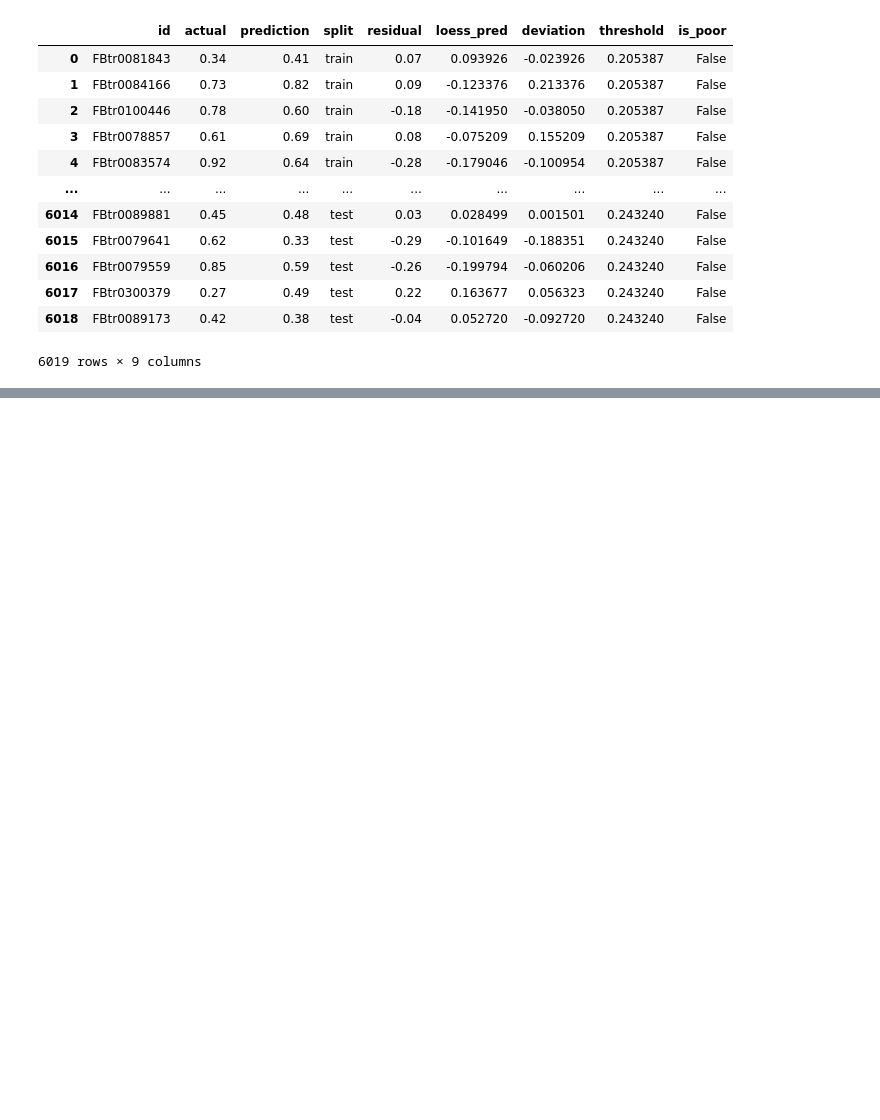
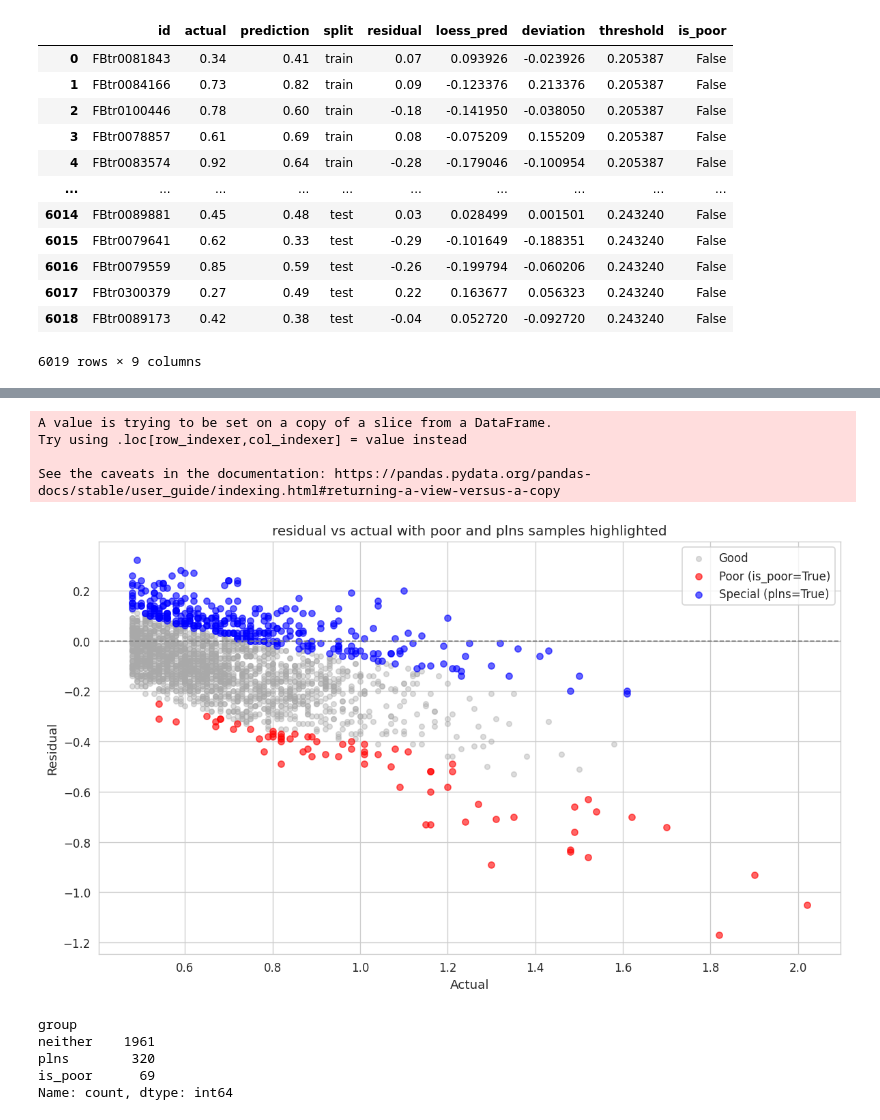
Before and after one commit to ManchesterBioinference/mRNA_LLM, a Jupyter notebook: notebooks/explorativeJupyterNotebooks/stratificationAnalysis.ipynb, the cells around one changed output, grey strips where cells are left out. Cells and saved outputs as stored; diff of their text form; code cells hidden in the pictures; blank space fills up the shorter version.

```diff
--- a/notebooks/explorativeJupyterNotebooks/stratificationAnalysis.ipynb
+++ b/notebooks/explorativeJupyterNotebooks/stratificationAnalysis.ipynb
@@ -1641,0 +1602,80 @@ Passing `palette` without assigning `hue` is deprecated and will be removed in v
+# %%
+df = dfOrig[(dfOrig['split'] == 'train') & (dfOrig['loess_pred'] <= 0)]
+
+posLOESS_negSTD = np.where(
+        df['loess_pred'] <= 0,
+        df['deviation'] > (df['threshold']/2*1.25),
+        False
+)
+df['plns'] = posLOESS_negSTD
+df
+fig, ax = plt.subplots(figsize=(10, 6))
+
+# Plot good samples (not poor, not plns) in dark grey
+good_mask = ~df['is_poor'] & ~df['plns']
+ax.scatter(df.loc[good_mask, 'actual'], df.loc[good_mask, 'residual'],
+           c='darkgrey', alpha=0.4, s=20, label='Good')
+
+# Plot poor samples (is_poor=True) in red
+poor_mask = df['is_poor']
+ax.scatter(df.loc[poor_mask, 'actual'], df.loc[poor_mask, 'residual'],
+           c='red', alpha=0.6, s=30, label='Poor (is_poor=True)')
+
+# Plot plns samples (plns=True) in blue
+plns_mask = df['plns']
+ax.scatter(df.loc[plns_mask, 'actual'], df.loc[plns_mask, 'residual'],
+           c='blue', alpha=0.6, s=30, label='Special (plns=True)')
+
+ax.axhline(0, color='gray', linestyle='--', linewidth=1)
+ax.set_xlabel('Actual', fontsize=11)
+ax.set_ylabel('Residual', fontsize=11)
+ax.set_title('residual vs actual with poor and plns samples highlighted', fontsize=12)
+ax.legend(fontsize=10)
+fig.tight_layout()
+plt.show()
+# ── Merge df (train split, has plns flag) with extra features ─────────────────
+df_plns_merged = df.set_index('id').join(features_df, how='inner')
+
+# Build group label: is_poor > plns > neither
+# (is_poor takes precedence if a sample is flagged as both)
+df_plns_merged['group'] = np.select(
+    [df_plns_merged['is_poor'], df_plns_merged['plns']],
+    ['is_poor', 'plns'],
+    default='neither'
+)
+
+print(df_plns_merged['group'].value_counts())
+
+# ── Boxplots for each ZONE_FEATURE split by is_poor / plns / neither ──────────
+plns_grp_order  = ['is_poor', 'plns', 'neither']
+plns_grp_colors = {'is_poor': 'tomato', 'plns': 'steelblue', 'neither': 'darkgrey'}
+
+n_cols = 4
+n_rows = int(np.ceil(len(ZONE_FEATURES) / n_cols))
+fig, axes = plt.subplots(n_rows, n_cols, figsize=(5 * n_cols, 4 * n_rows))
+axes = np.atleast_1d(axes).flatten()
+
+for ax, feat in zip(axes, ZONE_FEATURES):
+    sns.boxplot(data=df_plns_merged, x='group', y=feat,
+                order=plns_grp_order, palette=plns_grp_colors,
+                linewidth=0.8, ax=ax, flierprops=dict(marker='.', markersize=2))
+    ax.set_title(feat, fontsize=10)
+    ax.set_xlabel('')
+
+for ax in axes[len(ZONE_FEATURES):]:
+    ax.set_visible(False)
+
+fig.suptitle('Zone features: is_poor vs plns vs neither (train split)', fontsize=13)
+fig.tight_layout()
+plt.show()
+# %% [output]
+A value is trying to be set on a copy of a slice from a DataFrame.
+Try using .loc[row_indexer,col_indexer] = value instead
+
+See the caveats in the documentation: https://pandas.pydata.org/pandas-docs/stable/user_guide/indexing.html#returning-a-view-versus-a-copy
+[figure, added]
+group
+neither    1961
+plns        320
+is_poor      69
+Name: count, dtype: int64
```
Also changed, not shown: parts of 5 cells of this notebook.
